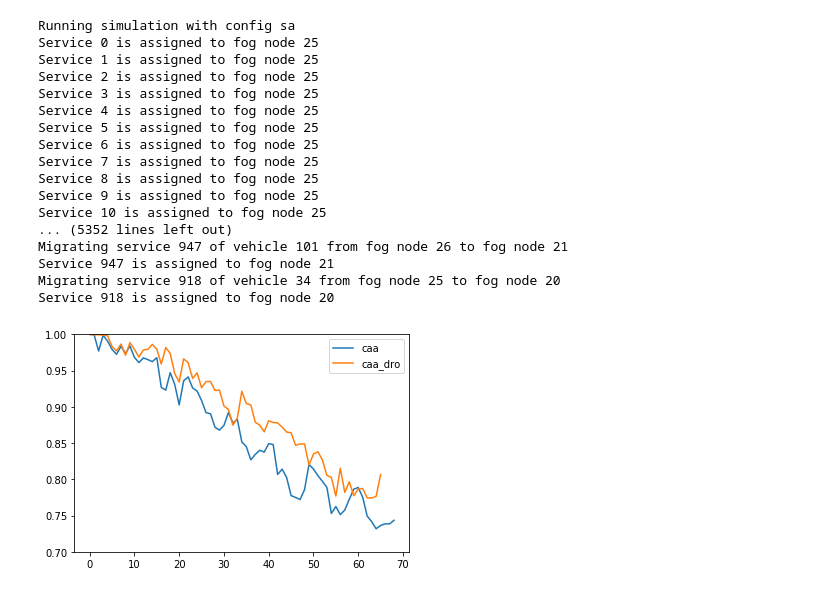
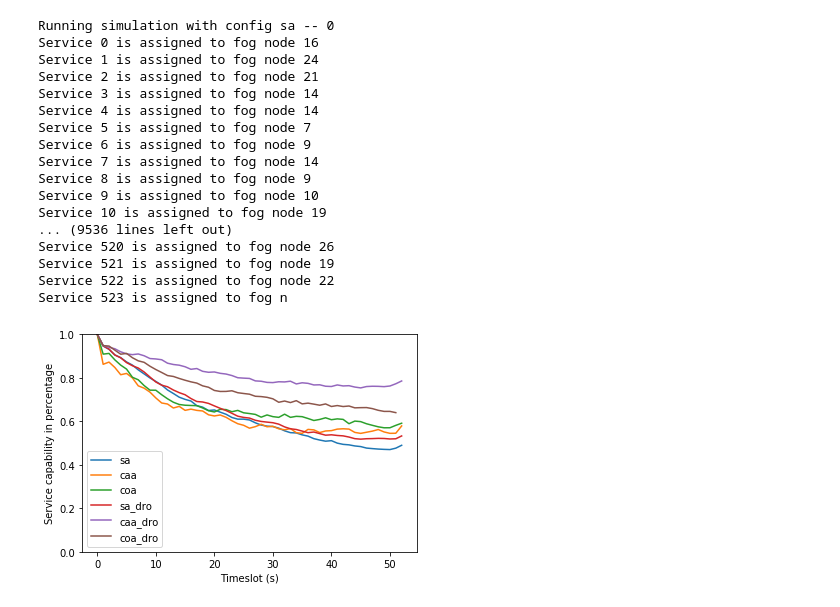
Before and after one commit to revanthgss/simvfc, a Jupyter notebook: Results.ipynb, the cells around one changed output. Saved outputs shown, nothing was run; the diff lists cells and outputs as text; code cells hidden in the pictures.

```diff
--- a/Results.ipynb
+++ b/Results.ipynb
@@ -3,49 +3,75 @@
 from matplotlib import pyplot as plt
 from simulation import Simulation
 import random
+import numpy as np
+from gym.utils import seeding
 
 
-configs = ['sa', 'caa','sa_dro','caa_dro']
+configs = ['sa','caa','coa','sa_dro','caa_dro','coa_dro']
+
+def add_metrics(x,y):
+    res = {}
+    for key in x.keys():
+        res[key] = []
+        for idx in range(min(len(x[key]),len(y[key]))):
+            res[key].append(x[key][idx]+y[key][idx])
+
+    return res
 
 instances = {}
 results = {}
+N=10
 for config in configs:
-    random.seed(99999)
-    instances[config] = Simulation(config=f'./configs/{config}.json')
-    print(f'Running simulation with config {config}')
-    instances[config].run()
-    results[config] = instances[config].get_metrics()
+    for idx in range(N):
+        random.seed(idx+100)
+        _, _ = seeding.np_random(idx+100)
+        np.random.seed(idx+100)
+        instances[config] = Simulation(config=f'./configs/{config}.json')
+        print(f'Running simulation with config {config} -- {idx}')
+        instances[config].run()
+        if idx==0:
+            results[config] = instances[config].get_metrics()
+        else:
+            results[config] = add_metrics(results[config],instances[config].get_metrics())
+    for key in results[config].keys():
+        for idx in range(len(results[config][key])):
+            results[config][key][idx]/=N
+    with open(f'{config}.txt', "w") as f:
+        str_dictionary = repr(results[config])
+        f.write("results = " + str_dictionary + "\n")
 # %% [output]
-Running simulation with config sa
-Service 0 is assigned to fog node 25
-Service 1 is assigned to fog node 25
-Service 2 is assigned to fog node 25
-Service 3 is assigned to fog node 25
-Service 4 is assigned to fog node 25
-Service 5 is assigned to fog node 25
-Service 6 is assigned to fog node 25
-Service 7 is assigned to fog node 25
-Service 8 is assigned to fog node 25
-Service 9 is assigned to fog node 25
-Service 10 is assigned to fog node 25
-... (5352 lines left out)
-Migrating service 947 of vehicle 101 from fog node 26 to fog node 21
-Service 947 is assigned to fog node 21
-Migrating service 918 of vehicle 34 from fog node 25 to fog node 20
-Service 918 is assigned to fog node 20
+Running simulation with config sa -- 0
+Service 0 is assigned to fog node 16
+Service 1 is assigned to fog node 24
+Service 2 is assigned to fog node 21
+Service 3 is assigned to fog node 14
+Service 4 is assigned to fog node 14
+Service 5 is assigned to fog node 7
+Service 6 is assigned to fog node 9
+Service 7 is assigned to fog node 14
+Service 8 is assigned to fog node 9
+Service 9 is assigned to fog node 10
+Service 10 is assigned to fog node 19
+... (9536 lines left out)
+Service 520 is assigned to fog node 26
+Service 521 is assigned to fog node 19
+Service 522 is assigned to fog node 22
+Service 523 is assigned to fog n
 # %%
 from matplotlib import pyplot as plt
 %matplotlib inline
 # %%
 # Plotting service capability
 x = [i for i in range(len(results['sa']['service_capability']))]
-for config in configs[1::2]:
+for config in configs[:]:
     plt.plot(results[config]['service_capability'])
-plt.legend(configs[1::2])
-plt.ylim(0.7,1)
+plt.legend(configs[:])
+plt.xlabel('Timeslot (s)')
+plt.ylabel('Service capability in percentage')
+plt.ylim(0,1)
 plt.show()
 # %% [output]
-[figure, old version]
+[figure, new version]
 # %%
 # Plotting throughput
 x = [i for i in range(len(results['sa']['throughput']))]
```
Also changed, not shown: parts of 6 cells of this notebook, 18 other files.
